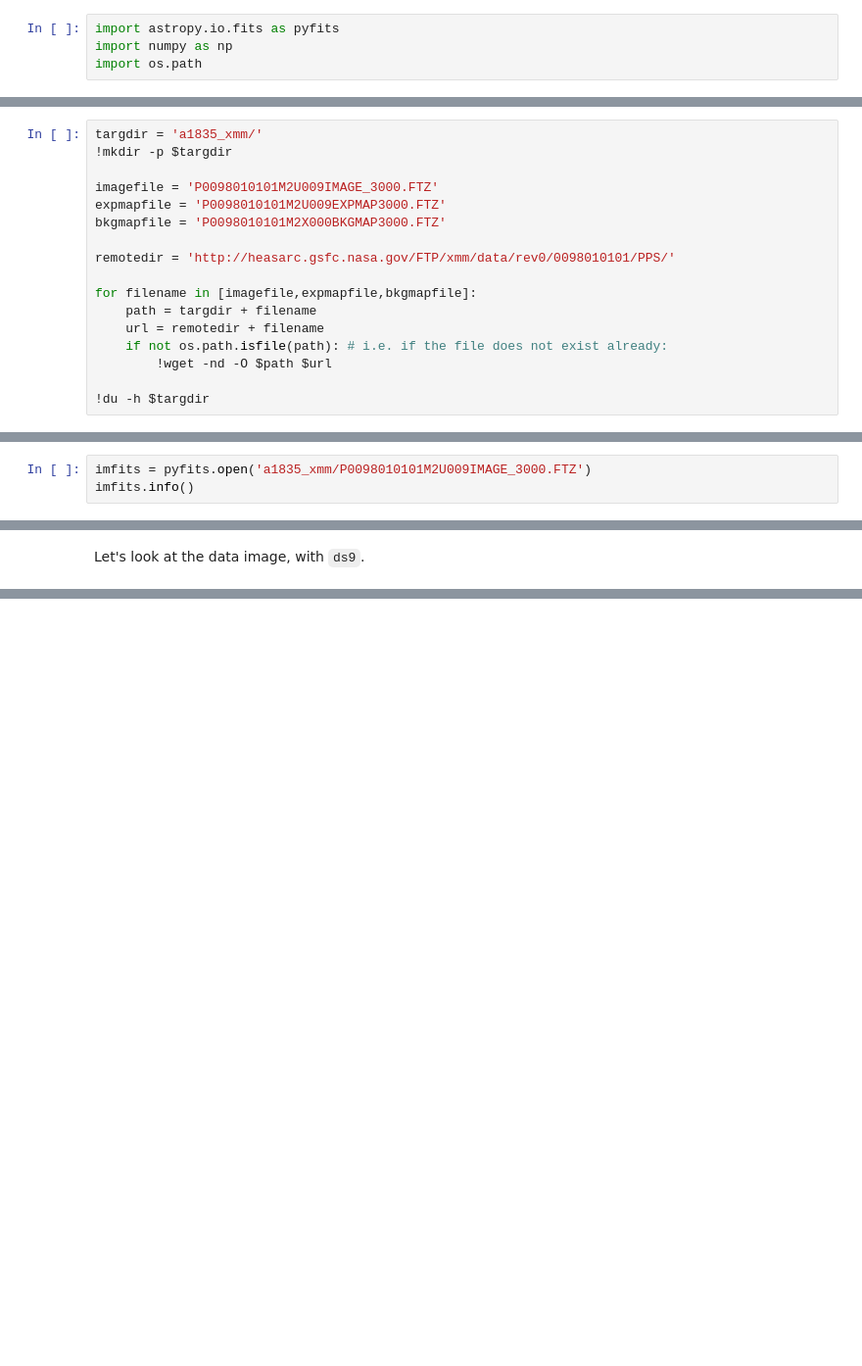
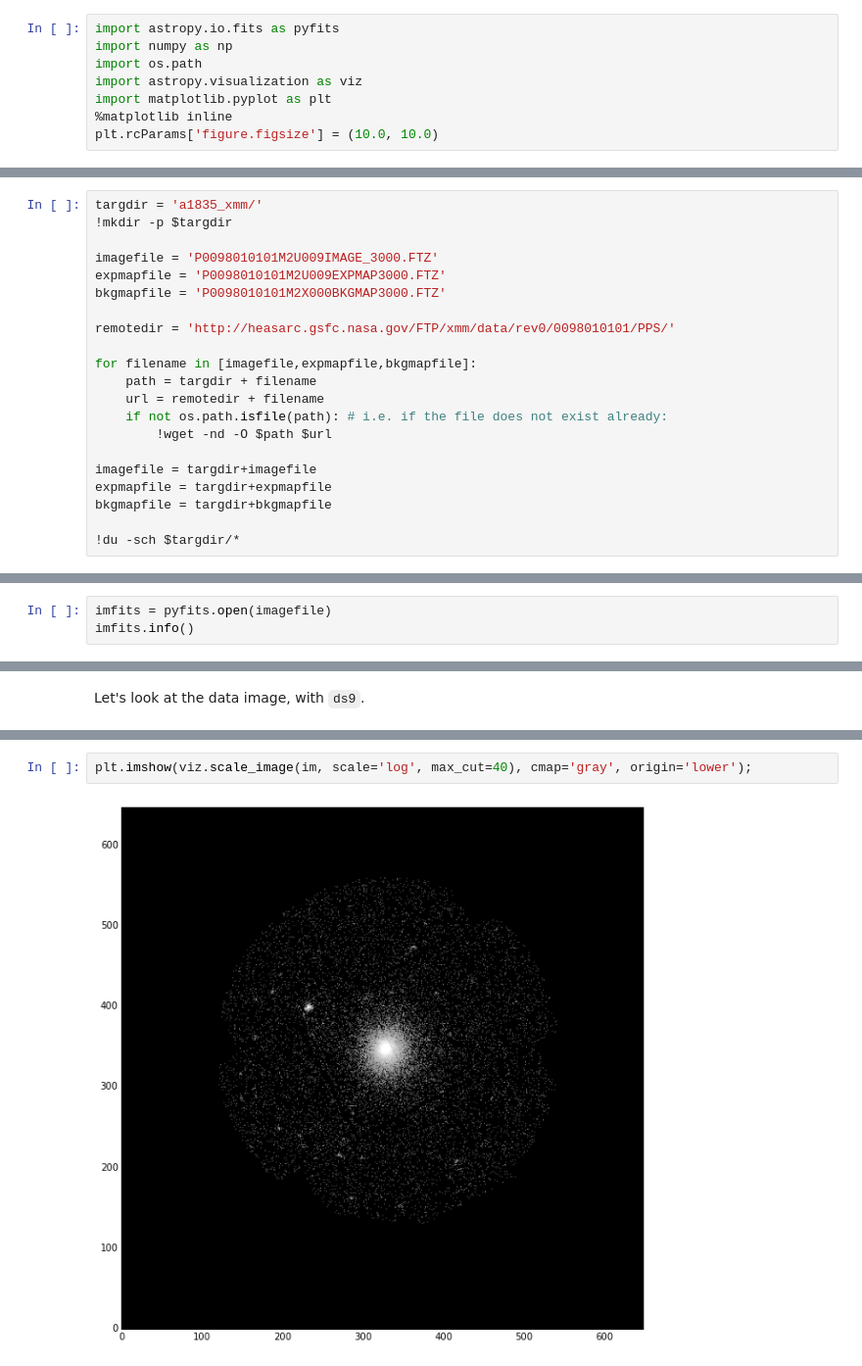
Before and after one commit to KIPAC/StatisticalMethods, a Jupyter notebook: examples/XrayImage/FirstLook.ipynb, the cells around one changed output, grey strips where cells are left out. Shown at 98% size. Cells and saved outputs as stored; diff of their text form; blank space fills up the shorter version.

Commit message:
ds9 images sorted, FirstLook nb tidied up and linked from Lesson 1, closes #36

```diff
--- a/examples/XrayImage/FirstLook.ipynb
+++ b/examples/XrayImage/FirstLook.ipynb
@@ -12,6 +12,10 @@ We will download our images from HEASARC, the online archive where XMM data are
 import astropy.io.fits as pyfits
 import numpy as np
 import os.path
+import astropy.visualization as viz
+import matplotlib.pyplot as plt
+%matplotlib inline
+plt.rcParams['figure.figsize'] = (10.0, 10.0)
 # %% [markdown]
 Download the example data files if we don't already have them.
 # %%
@@ -30,5 +34,9 @@ for filename in [imagefile,expmapfile,bkgmapfile]:
     if not os.path.isfile(path): # i.e. if the file does not exist already:
         !wget -nd -O $path $url
 
-!du -h $targdir
+imagefile = targdir+imagefile
+expmapfile = targdir+expmapfile
+bkgmapfile = targdir+bkgmapfile
+
+!du -sch $targdir/*
 # %% [output]
@@ -40,5 +51,5 @@ Let's find the "science" image, and display it.
 # %%
-imfits = pyfits.open('a1835_xmm/P0098010101M2U009IMAGE_3000.FTZ')
+imfits = pyfits.open(imagefile)
 imfits.info()
 # %% [output]
 Filename: a1835_xmm/P0098010101M2U009IMAGE_3000.FTZ
@@ -88,3 +99,7 @@ Let's look at the data image, with `ds9`.
+# %%
+plt.imshow(viz.scale_image(im, scale='log', max_cut=40), cmap='gray', origin='lower');
+# %% [output]
+[figure, added]
 # %% [markdown]
 -----
 ## Exercise
```
Also changed, not shown: parts of 14 cells of this notebook, 1 other file.
